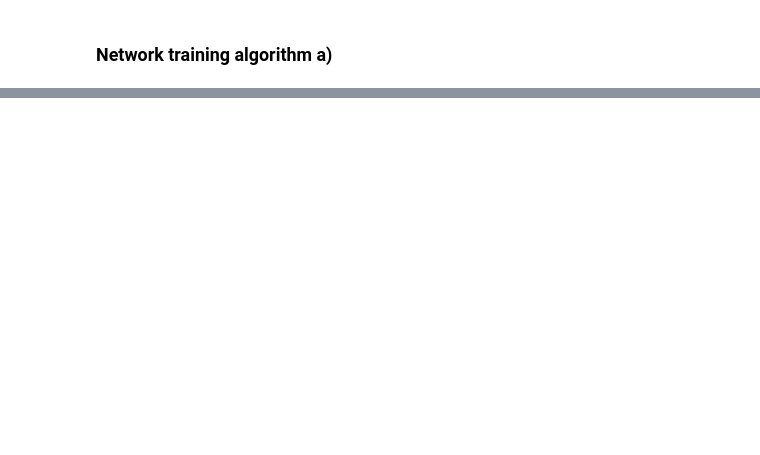
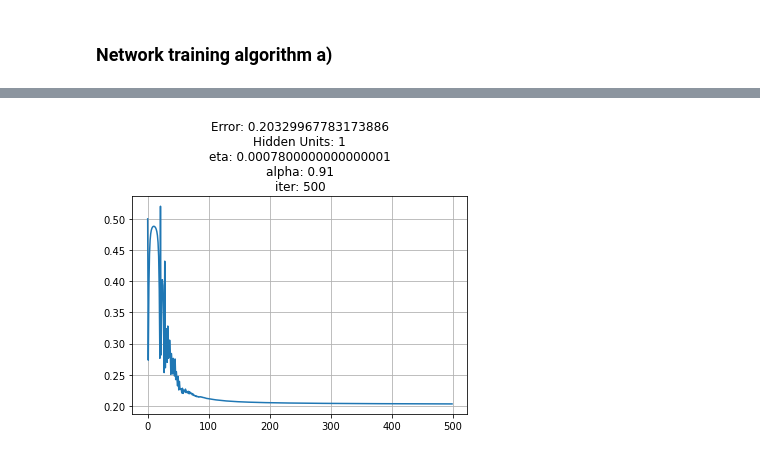
Before and after one commit to Krfld/ISEL-AAA, a Jupyter notebook: T2/A45881A45890_T2.ipynb, the cells around one changed output, grey strips where cells are left out. Drawn from its saved outputs; the diff is of its cells as text; code cells hidden in the pictures; blank space fills up the shorter version.

```diff
--- a/T2/A45881A45890_T2.ipynb
+++ b/T2/A45881A45890_T2.ipynb
@@ -110,2 +95,0 @@ Error:
-# %%
-train(X, y, hidden_units=10)
@@ -116,2 +95,0 @@ Error:
-# %%
-train(X, y, hidden_units=50)
@@ -135,14 +95,0 @@ Error:
-# %%
-from mpl_toolkits import mplot3d
-gX, gY = np.meshgrid(np.linspace(-1, 2, 50), np.linspace(-1, 2, 50))
-X2 = np.vstack((gX.ravel(), gY.ravel()))
-u = np.dot(Wi.T, X2)+b
-v = np.tanh(u)
-z = np.dot(Wo.T, v)
-yh = np.tanh(z+bo)
-Yh = np.reshape(yh, (50, 50))
-
-fig = plt.figure(figsize=(7, 7))
-ax = plt.axes(projection='3d')
-# ax.contour3D(gX,gY,Yh,50,cmap='binary')
-ax.plot_wireframe(gX, gY, Yh)
@@ -150,0 +96,68 @@ Error:
+# %%
+# For 1, 10 and 50 hidden units
+for hu in [1, 10, 50]:
+    best = 1
+    best_error = []
+    best_yh = []
+    best_eta = 0
+    best_alpha = 0
+    best_Wi = []
+    best_b = []
+    best_Wo = []
+    best_bo = 0
+    for eta in np.linspace(1e-5, 1e-3, 10):
+        for alpha in np.linspace(0.9, 0.99, 10):
+            Error, yh, Wi, b, Wo, bo = train(X, y,
+                                             hidden_units=hu,
+                                             adaptation_step=eta,  # eta
+                                             moment_term=alpha,  # alpha
+                                             number_of_iterations=500,  # iter
+                                             )
+
+            if Error[len(Error)-1] < best:
+                best = Error[len(Error)-1]
+                best_error = Error.copy()
+                best_yh = yh.copy()
+                best_Wi = Wi.copy()
+                best_b = b.copy()
+                best_Wo = Wo.copy()
+                best_bo = bo
+                best_eta = eta
+                best_alpha = alpha
+
+    plt.figure()
+    plt.plot(best_error)
+    plt.title('Error: ' + str(best) +
+              '\nHidden Units: ' + str(hu) +
+              '\neta: ' + str(best_eta) +
+              '\nalpha: ' + str(best_alpha) +
+              '\niter: ' + str(len(best_error)))
+    plt.grid(True)
+    plt.show()
+
+    # Training set errors
+
+    plt.figure(figsize=(6, 6))
+    ye = (best_yh.squeeze() >= 0.5)
+    plt.plot(X[0, y == 0], X[1, y == 0], '.b')
+    plt.plot(X[0, y == 1], X[1, y == 1], '.r')
+    plt.plot(X[0, y != ye], X[1, y != ye], 'ok', alpha=.7)
+    plt.show()
+    print('Nº of errors:', np.sum(y != ye))
+
+    # Wireframe
+
+    gX, gY = np.meshgrid(np.linspace(-1, 2, 50), np.linspace(-1, 2, 50))
+    X2 = np.vstack((gX.ravel(), gY.ravel()))
+    u = np.dot(best_Wi.T, X2)+best_b
+    v = np.tanh(u)
+    z = np.dot(best_Wo.T, v)
+    yh = np.tanh(z+best_bo)
+    Yh = np.reshape(yh, (50, 50))
+
+    fig = plt.figure(figsize=(7, 7))
+    ax = plt.axes(projection='3d')
+    # ax.contour3D(gX,gY,Yh,50,cmap='binary')
+    ax.plot_wireframe(gX, gY, Yh)
+    plt.show()
+# %% [output]
@@ -150,0 +165 @@ Error:
+[figure, added]
```
Also changed, not shown: parts of 13 cells of this notebook.
